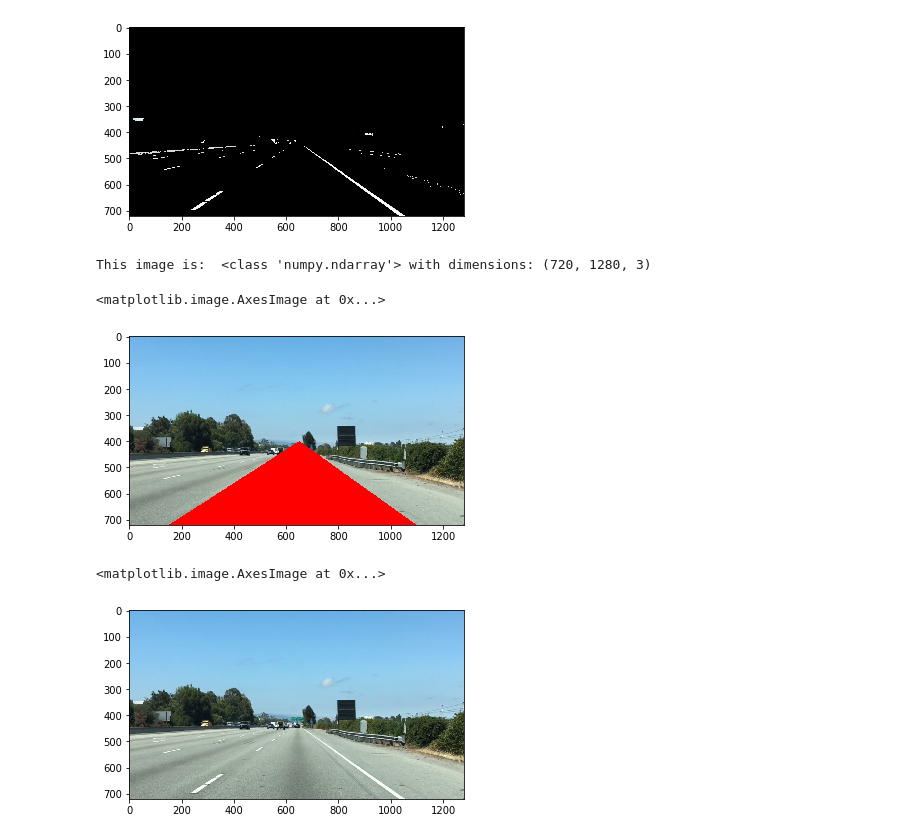
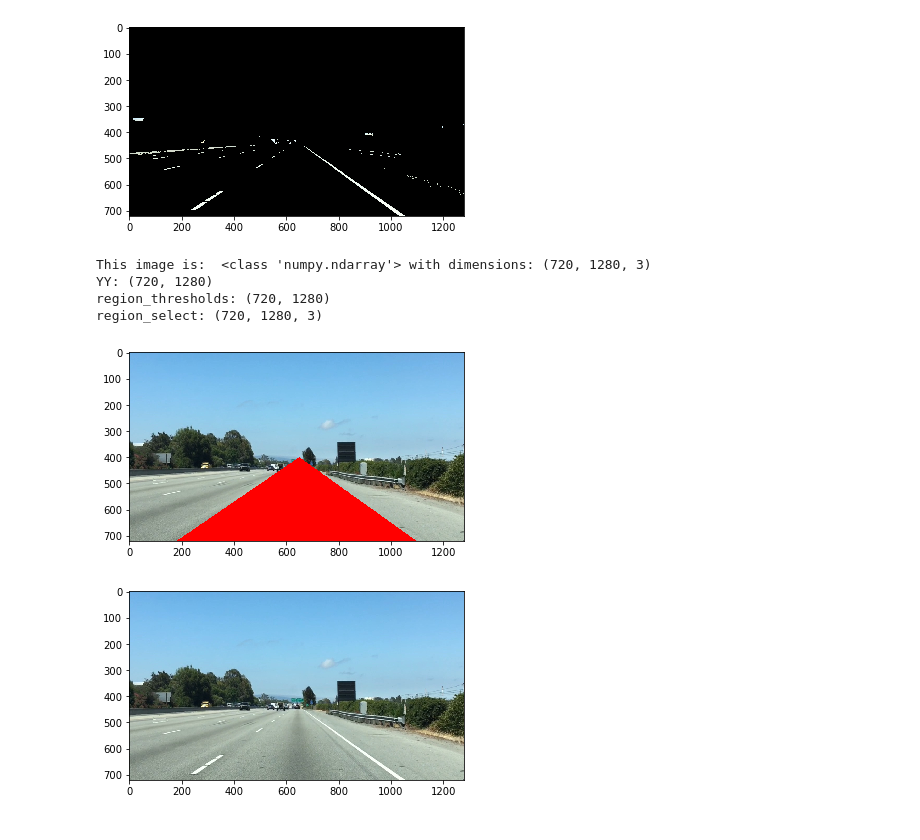
Before and after one commit to luteresa/udacity-project, a Jupyter notebook: step1/lesson1/Color Selection.ipynb, the cells around one changed output. Cells and saved outputs as stored; diff of their text form; code cells hidden in the pictures.

```diff
--- a/step1/lesson1/Color Selection.ipynb
+++ b/step1/lesson1/Color Selection.ipynb
@@ -77,38 +74,42 @@ ysize = image.shape[0]
 xsize = image.shape[1]
 region_select = np.copy(image)
 
 # Define a triangle region of interest
 # Keep in mind the origin (x=0, y=0) is in the upper left in image processing
 # Note: if you run this code, you'll find these are not sensible values!!
 # But you'll get a chance to play with them soon in a quiz
-left_bottom = [150, 720]
+left_bottom = [180, 720]
 right_bottom = [1100, 720]
 apex = [650, 400]
 
 # Fit lines (y=Ax+B) to identify the  3 sided region of interest
 # np.polyfit() returns the coefficients [A, B] of the fit
 fit_left = np.polyfit((left_bottom[0], apex[0]), (left_bottom[1], apex[1]), 1)
 fit_right = np.polyfit((right_bottom[0], apex[0]), (right_bottom[1], apex[1]), 1)
 fit_bottom = np.polyfit((left_bottom[0], right_bottom[0]), (left_bottom[1], right_bottom[1]), 1)
 
 # Find the region inside the lines
 XX, YY = np.meshgrid(np.arange(0, xsize), np.arange(0, ysize))
 region_thresholds = (YY > (XX*fit_left[0] + fit_left[1])) & \
                     (YY > (XX*fit_right[0] + fit_right[1])) & \
                     (YY < (XX*fit_bottom[0] + fit_bottom[1]))
-
+print("YY:",YY.shape)
+print("region_thresholds:",region_thresholds.shape)
+print("region_select:",region_select.shape)
 # Color pixels red which are inside the region of interest
 region_select[region_thresholds] = [255, 0, 0]
 
 # Display the image
 plt.imshow(region_select)
 
 # uncomment if plot does not display
-# plt.show()
+plt.show()
 # %% [output]
 This image is:  <class 'numpy.ndarray'> with dimensions: (720, 1280, 3)
+YY: (720, 1280)
+region_thresholds: (720, 1280)
+region_select: (720, 1280, 3)
-<matplotlib.image.AxesImage at 0x...>
-[figure, old version]
+[figure, new version]
 # %%
 import matplotlib.pyplot as plt
 import matplotlib.image as mpimg
@@ -135,9 +136,9 @@ rgb_threshold = [red_threshold, green_threshold, blue_threshold]
 # Keep in mind the origin (x=0, y=0) is in the upper left
 # MODIFY THESE VALUES TO ISOLATE THE REGION
 # WHERE THE LANE LINES ARE IN THE IMAGE
-left_bottom = [100, 550]
-right_bottom = [850, 550]
-apex = [450, 300]
+left_bottom = [180, 720]
+right_bottom = [1100, 720]
+apex = [650, 400]
 
 # Perform a linear fit (y=Ax+B) to each of the three sides of the triangle
 # np.polyfit returns the coefficients [A, B] of the fit
@@ -163,8 +164,8 @@ line_image[~color_thresholds & region_thresholds] = [255, 0, 0]
 
 # Display the image and show region and color selections
 plt.imshow(image)
+plt.show()
 # %% [output]
-<matplotlib.image.AxesImage at 0x...>
 [figure]
 # %%
 x = [left_bottom[0], right_bottom[0], apex[0], left_bottom[0]]
```
Also changed, not shown: parts of 6 cells of this notebook, 12 other files.
